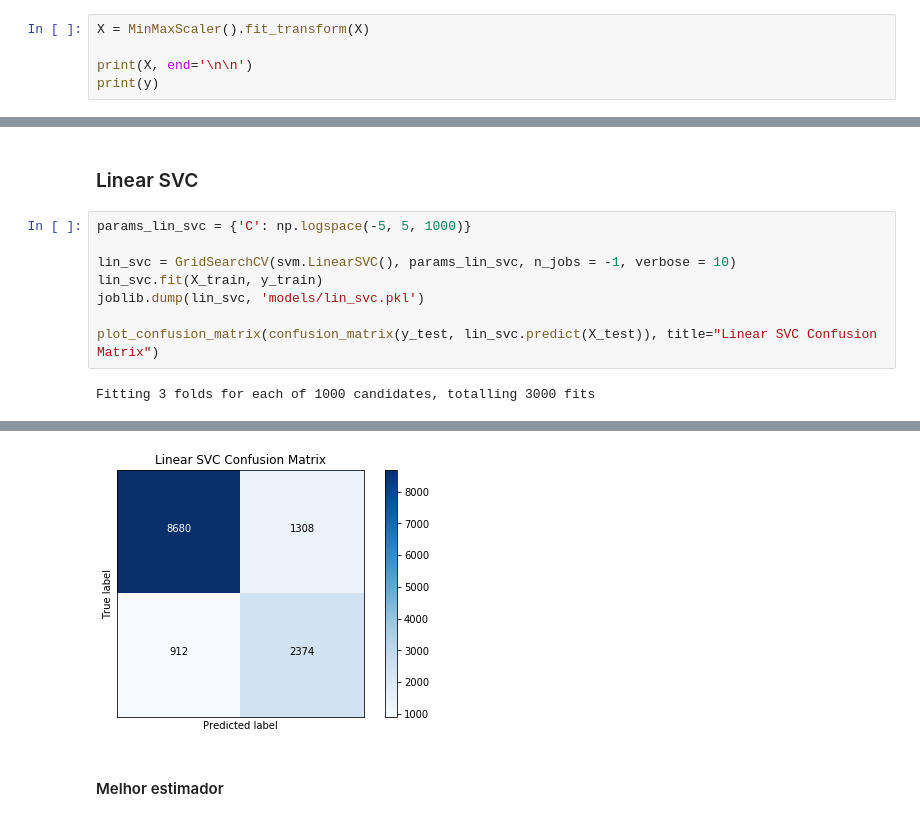
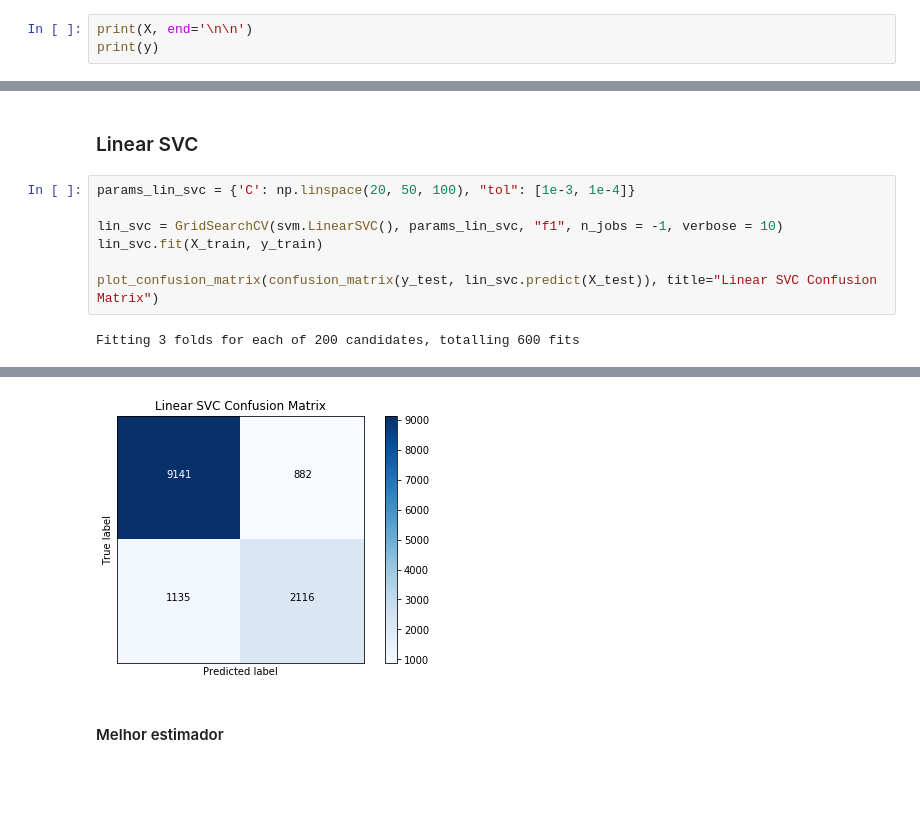
Before and after one commit to gaabrielfranco/data-mining-w2, a Jupyter notebook: tp2_gabriel.ipynb, the cells around one changed output, grey strips where cells are left out. Saved outputs shown, nothing was run; the diff lists cells and outputs as text; blank space fills up the shorter version.

```diff
--- a/tp2_gabriel.ipynb
+++ b/tp2_gabriel.ipynb
@@ -74,8 +85,6 @@ testX = pd.read_csv("data/pd_testX.csv")
 X = X.drop(columns=["id"]).values
 y = (y.drop(columns=["id"]).T).values[0]
 # %%
-X = MinMaxScaler().fit_transform(X)
-
 print(X, end='\n\n')
 print(y)
 # %% [output]
@@ -254,12 +284,11 @@ df_scores_rfc
 # %% [markdown]
 ### Linear SVC
 # %%
-params_lin_svc = {'C': np.logspace(-5, 5, 1000)}
+params_lin_svc = {'C': np.linspace(20, 50, 100), "tol": [1e-3, 1e-4]}
 
-lin_svc = GridSearchCV(svm.LinearSVC(), params_lin_svc, n_jobs = -1, verbose = 10)
+lin_svc = GridSearchCV(svm.LinearSVC(), params_lin_svc, "f1", n_jobs = -1, verbose = 10)
 lin_svc.fit(X_train, y_train)
-joblib.dump(lin_svc, 'models/lin_svc.pkl')
 
 plot_confusion_matrix(confusion_matrix(y_test, lin_svc.predict(X_test)), title="Linear SVC Confusion Matrix")
 # %% [output]
-Fitting 3 folds for each of 1000 candidates, totalling 3000 fits
+Fitting 3 folds for each of 200 candidates, totalling 600 fits
@@ -283,3 +312,3 @@ Fitting 3 folds for each of 1000 candidates, totalling 3000 fits
-[figure, old version]
+[figure, new version]
 # %% [markdown]
 #### Melhor estimador
```
Also changed, not shown: parts of 14 cells of this notebook, 2 other files.
